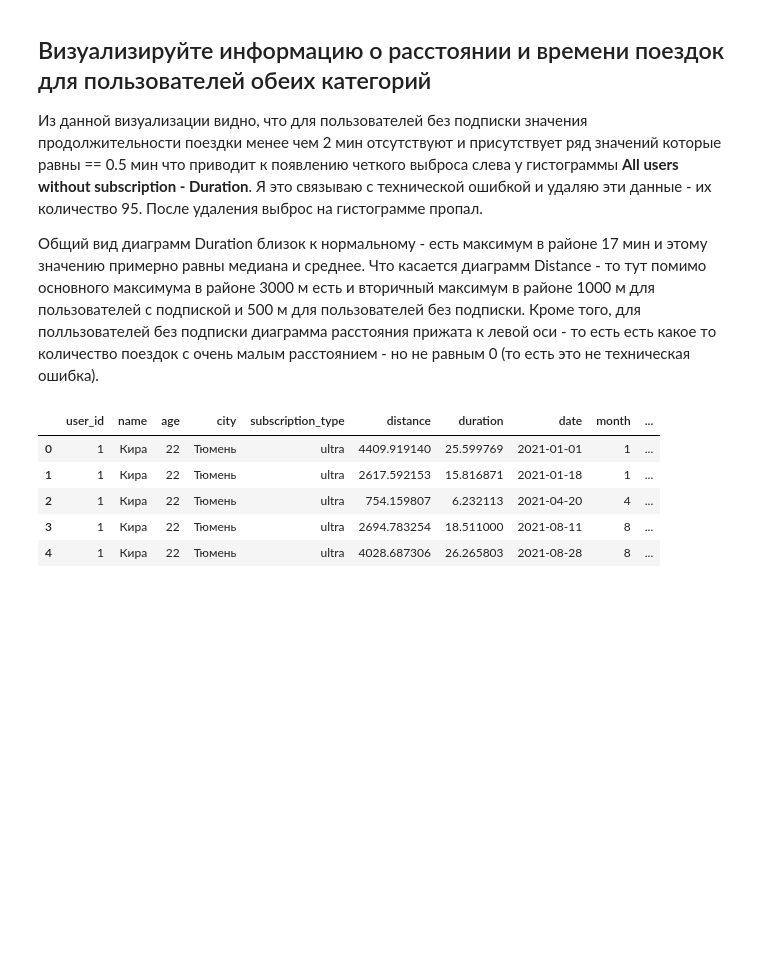
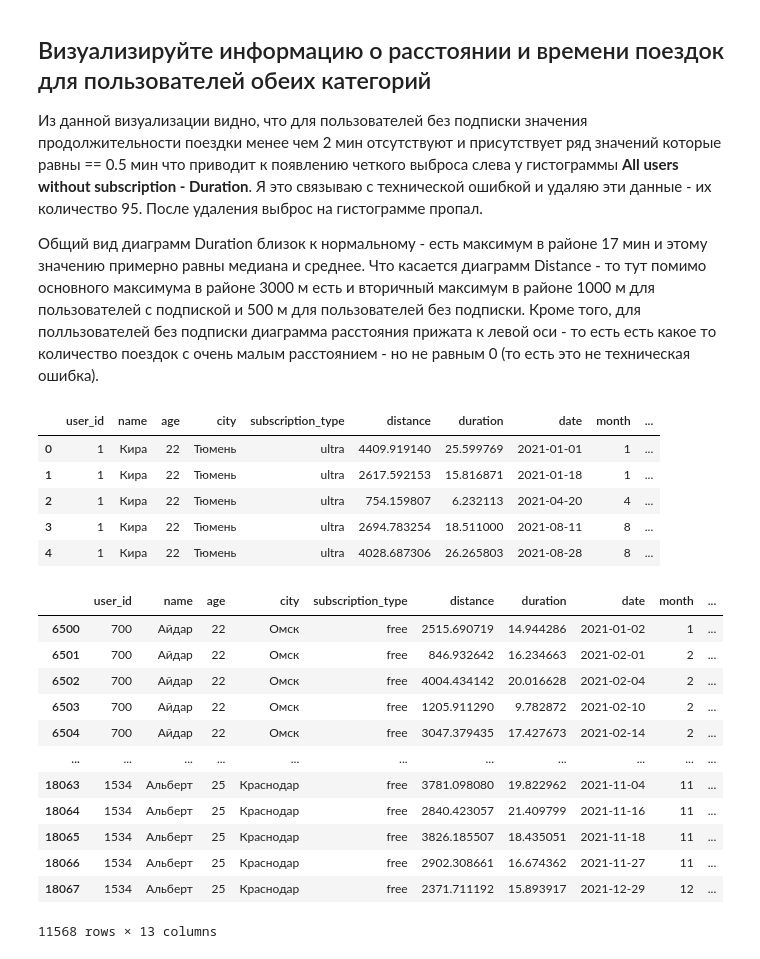
Before and after one commit to theotheo46/ds, a Jupyter notebook: users_go.ipynb, the cells around one changed output. Cells and saved outputs as stored; diff of their text form; code cells hidden in the pictures; blank space fills up the shorter version.

```diff
--- a/users_go.ipynb
+++ b/users_go.ipynb
@@ -234,6 +234,22 @@ df_all.head()
 | 2 | 1 | Кира | 22 | Тюмень | ultra | 754.159807 | 6.232113 | 2021-04-20 | 4 | ... |
 | 3 | 1 | Кира | 22 | Тюмень | ultra | 2694.783254 | 18.511000 | 2021-08-11 | 8 | ... |
 | 4 | 1 | Кира | 22 | Тюмень | ultra | 4028.687306 | 26.265803 | 2021-08-28 | 8 | ... |
+# %%
+df_all[df_all["subscription_fee"] == 0]
+# %% [output]
+|  | user_id | name | age | city | subscription_type | distance | duration | date | month | ... |
+| 6500 | 700 | Айдар | 22 | Омск | free | 2515.690719 | 14.944286 | 2021-01-02 | 1 | ... |
+| 6501 | 700 | Айдар | 22 | Омск | free | 846.932642 | 16.234663 | 2021-02-01 | 2 | ... |
+| 6502 | 700 | Айдар | 22 | Омск | free | 4004.434142 | 20.016628 | 2021-02-04 | 2 | ... |
+| 6503 | 700 | Айдар | 22 | Омск | free | 1205.911290 | 9.782872 | 2021-02-10 | 2 | ... |
+| 6504 | 700 | Айдар | 22 | Омск | free | 3047.379435 | 17.427673 | 2021-02-14 | 2 | ... |
+| ... | ... | ... | ... | ... | ... | ... | ... | ... | ... | ... |
+| 18063 | 1534 | Альберт | 25 | Краснодар | free | 3781.098080 | 19.822962 | 2021-11-04 | 11 | ... |
+| 18064 | 1534 | Альберт | 25 | Краснодар | free | 2840.423057 | 21.409799 | 2021-11-16 | 11 | ... |
+| 18065 | 1534 | Альберт | 25 | Краснодар | free | 3826.185507 | 18.435051 | 2021-11-18 | 11 | ... |
+| 18066 | 1534 | Альберт | 25 | Краснодар | free | 2902.308661 | 16.674362 | 2021-11-27 | 11 | ... |
+| 18067 | 1534 | Альберт | 25 | Краснодар | free | 2371.711192 | 15.893917 | 2021-12-29 | 12 | ... |
+11568 rows × 13 columns
 # %%
 
 df_all_grouped = pd.pivot_table(df_all,
```
Also changed, not shown: parts of 14 cells of this notebook.
